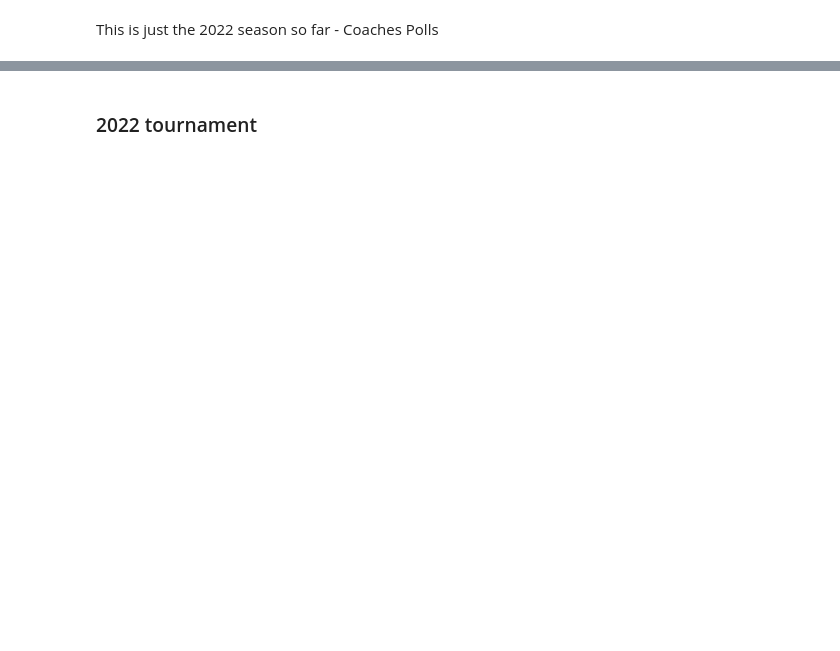
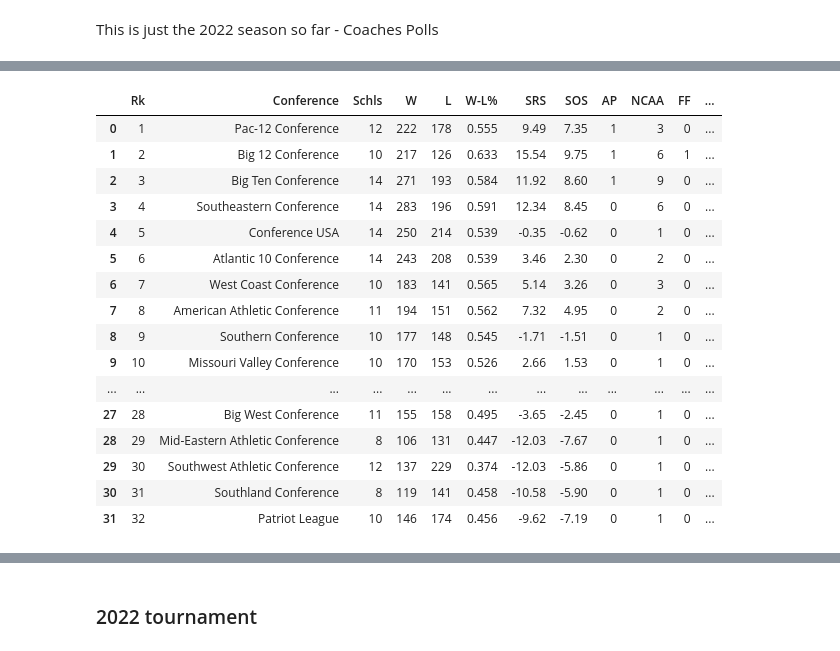
Before and after one commit to rhailper/march_madness2023, a Jupyter notebook: initial_exploration.ipynb, the cells around one changed output, grey strips where cells are left out. Drawn from its saved outputs; the diff is of its cells as text; code cells hidden in the pictures; blank space fills up the shorter version.

```diff
--- a/initial_exploration.ipynb
+++ b/initial_exploration.ipynb
@@ -7,2 +68,22 @@ This is just the 2022 season so far - Coaches Polls
 # %%
 dfs = pd.read_html('https://www.sports-reference.com/cbb/seasons/2022.html')
+# %%
+dfs[0]
+# %% [output]
+|  | Rk | Conference | Schls | W | L | W-L% | SRS | SOS | AP | NCAA | FF | ... |
+| 0 | 1 | Pac-12 Conference | 12 | 222 | 178 | 0.555 | 9.49 | 7.35 | 1 | 3 | 0 | ... |
+| 1 | 2 | Big 12 Conference | 10 | 217 | 126 | 0.633 | 15.54 | 9.75 | 1 | 6 | 1 | ... |
+| 2 | 3 | Big Ten Conference | 14 | 271 | 193 | 0.584 | 11.92 | 8.60 | 1 | 9 | 0 | ... |
+| 3 | 4 | Southeastern Conference | 14 | 283 | 196 | 0.591 | 12.34 | 8.45 | 0 | 6 | 0 | ... |
+| 4 | 5 | Conference USA | 14 | 250 | 214 | 0.539 | -0.35 | -0.62 | 0 | 1 | 0 | ... |
+| 5 | 6 | Atlantic 10 Conference | 14 | 243 | 208 | 0.539 | 3.46 | 2.30 | 0 | 2 | 0 | ... |
+| 6 | 7 | West Coast Conference | 10 | 183 | 141 | 0.565 | 5.14 | 3.26 | 0 | 3 | 0 | ... |
+| 7 | 8 | American Athletic Conference | 11 | 194 | 151 | 0.562 | 7.32 | 4.95 | 0 | 2 | 0 | ... |
+| 8 | 9 | Southern Conference | 10 | 177 | 148 | 0.545 | -1.71 | -1.51 | 0 | 1 | 0 | ... |
+| 9 | 10 | Missouri Valley Conference | 10 | 170 | 153 | 0.526 | 2.66 | 1.53 | 0 | 1 | 0 | ... |
+| ... | ... | ... | ... | ... | ... | ... | ... | ... | ... | ... | ... | ... |
+| 27 | 28 | Big West Conference | 11 | 155 | 158 | 0.495 | -3.65 | -2.45 | 0 | 1 | 0 | ... |
+| 28 | 29 | Mid-Eastern Athletic Conference | 8 | 106 | 131 | 0.447 | -12.03 | -7.67 | 0 | 1 | 0 | ... |
+| 29 | 30 | Southwest Athletic Conference | 12 | 137 | 229 | 0.374 | -12.03 | -5.86 | 0 | 1 | 0 | ... |
+| 30 | 31 | Southland Conference | 8 | 119 | 141 | 0.458 | -10.58 | -5.90 | 0 | 1 | 0 | ... |
+| 31 | 32 | Patriot League | 10 | 146 | 174 | 0.456 | -9.62 | -7.19 | 0 | 1 | 0 | ... |
```
Also changed, not shown: parts of 9 cells of this notebook, 2 other files.
